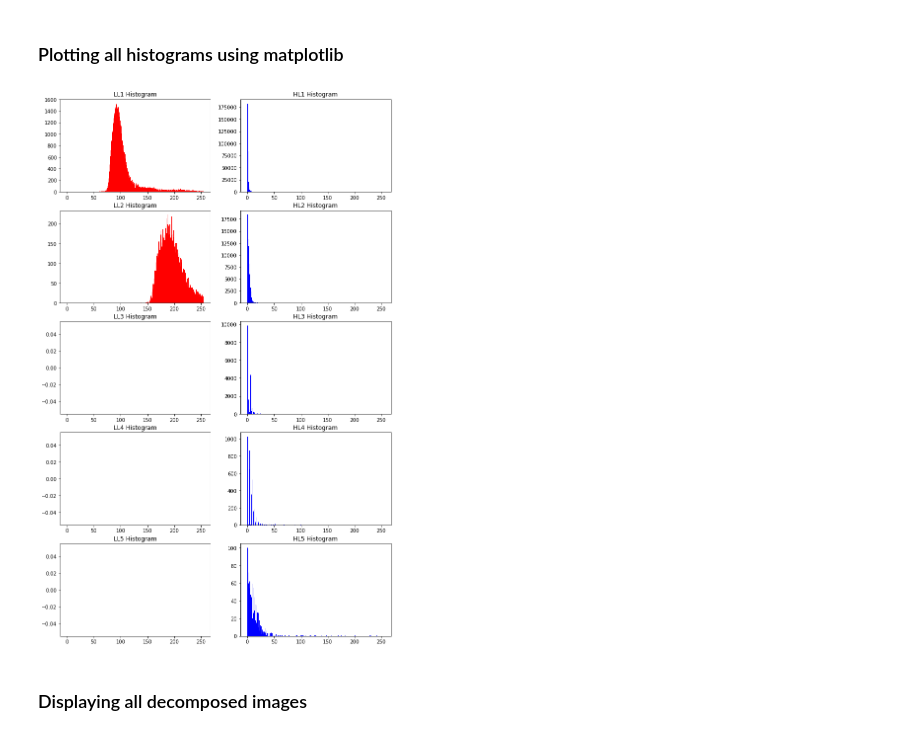
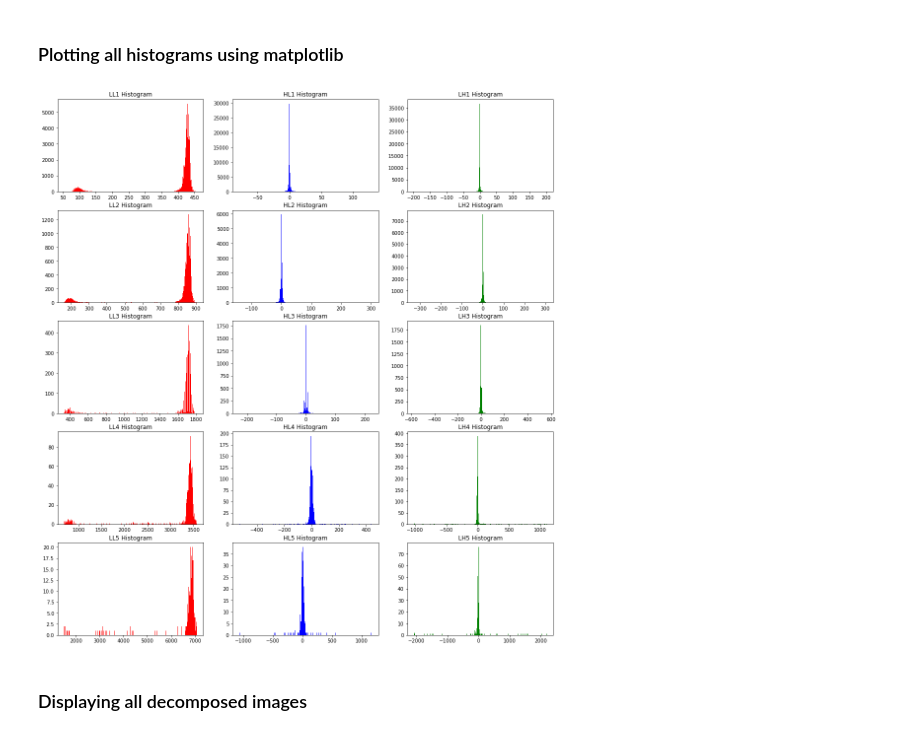
Before and after one commit to cod3rboy/mangoresearch, a Jupyter notebook: haar_wavelet_features_extraction.ipynb, the cells around one changed output. Cells and saved outputs as stored; diff of their text form; code cells hidden in the pictures.

```diff
--- a/haar_wavelet_features_extraction.ipynb
+++ b/haar_wavelet_features_extraction.ipynb
@@ -13,7 +13,7 @@ from pyppca import ppca
 %matplotlib inline
 # %%
 # Read an image from the dataset as grayscale image
-image = cv2.imread("MangoLeavesDatabase/Alphonso/front/alphonso_front_00.jpg", cv2.IMREAD_GRAYSCALE)
+image = cv2.imread("MangoLeavesDatabase/Alphonso/front/alphonso_front_00_0.jpg", cv2.IMREAD_GRAYSCALE)
 # %% [markdown]
 ### Applying first level decomposition using Haar Wavelet Transform on input image
 # %%
@@ -58,30 +53,30 @@ HL5_hist, _ = np.histogram(np.ravel(HL5), 256,)
 ### Plotting all histograms using matplotlib
 # %%
 decompositions = [
-    [LL1, HL1],
-    [LL2, HL2],
-    [LL3, HL3],
-    [LL4, HL4],
-    [LL5, HL5],
+    [LL1, HL1, LH1],
+    [LL2, HL2, LH2],
+    [LL3, HL3, LH3],
+    [LL4, HL4, LH4],
+    [LL5, HL5, LH5],
 ]
 titles = [
-    ['LL1 ', 'HL1 '],
-    ['LL2 ', 'HL2 '],
-    ['LL3 ', 'HL3 '],
-    ['LL4 ', 'HL4 '],
-    ['LL5 ', 'HL5 '],
+    ['LL1 ', 'HL1 ', 'LH1 '],
+    ['LL2 ', 'HL2 ', 'LH2 '],
+    ['LL3 ', 'HL3 ', 'LH3 '],
+    ['LL4 ', 'HL4 ', 'LH4 '],
+    ['LL5 ', 'HL5 ', 'LH5 '],
 ]
-colors = ['red', 'blue']
-fig, axes = plt.subplots(5, 2)
-fig.set_size_inches(12, 20)
+colors = ['red', 'blue', 'green']
+fig, axes = plt.subplots(5, 3)
+fig.set_size_inches(18, 20)
 for i in range(5):
-    for j in range(2):
+    for j in range(3):
         flatten = np.ravel(decompositions[i][j])
         axes[i, j].set_title(titles[i][j] + "Histogram")
-        axes[i, j].hist(flatten, bins=256, range=[0, 255],color=colors[j])
+        axes[i, j].hist(flatten, bins=256,color=colors[j])
 plt.show()
 # %% [output]
-[figure, old version]
+[figure, new version]
 # %% [markdown]
 ### Displaying all decomposed images
 # %%
```
Also changed, not shown: parts of 12 cells of this notebook, 3 other files.
